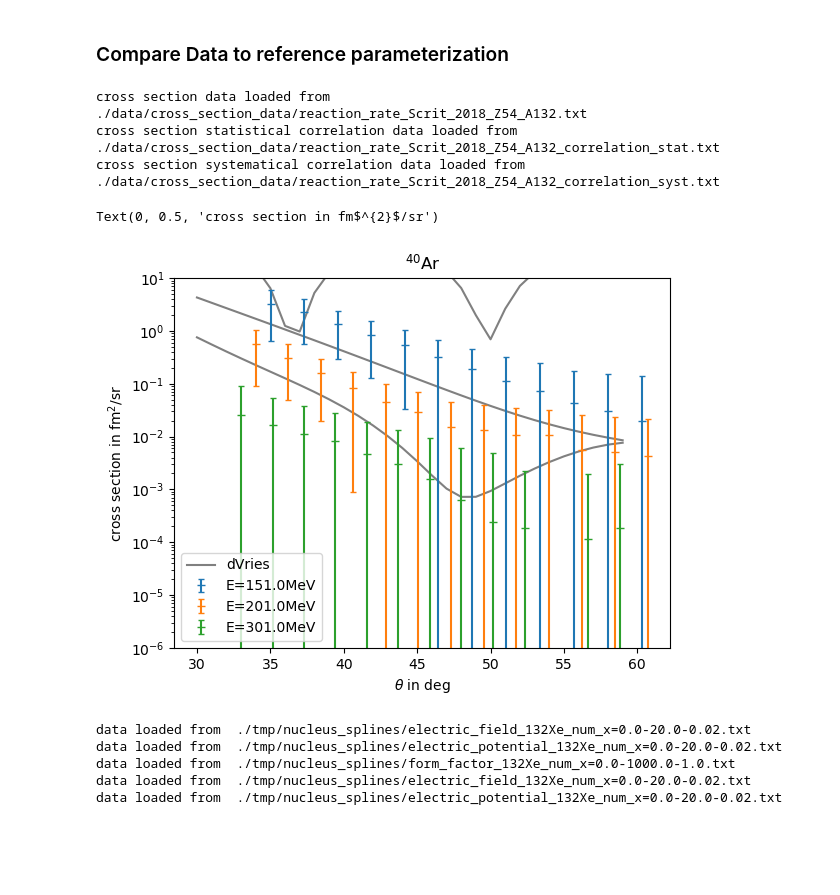
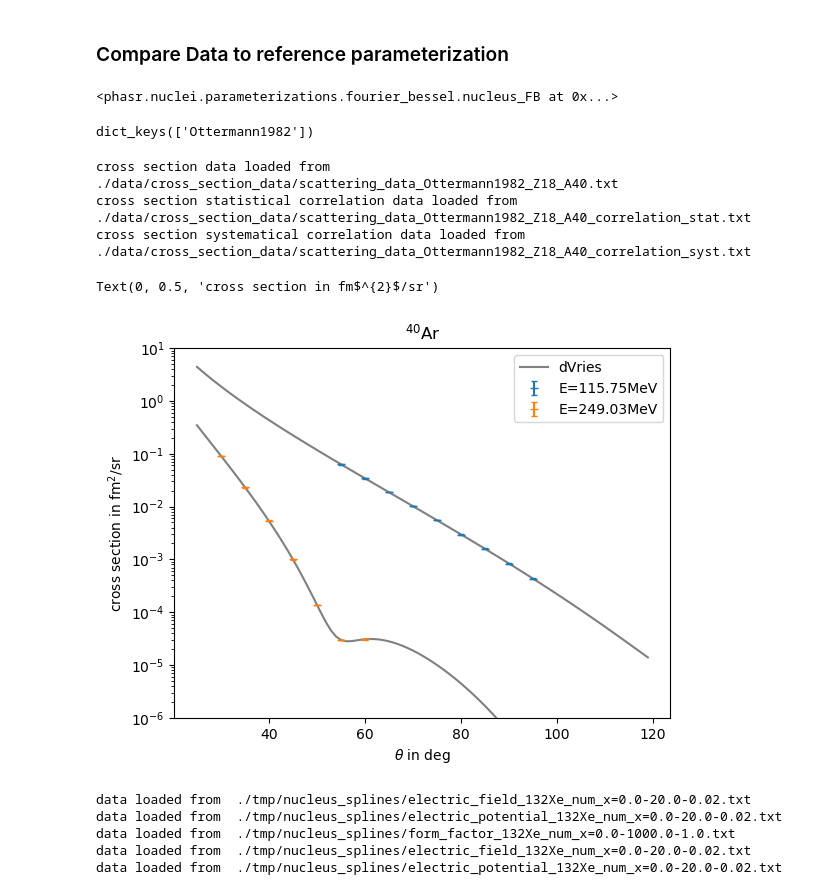
Before and after one commit to akotarel/phasr, a Jupyter notebook: docs/examples/ExamplesFit.ipynb, the cells around one changed output. Drawn from its saved outputs; the diff is of its cells as text; code cells hidden in the pictures; blank space fills up the shorter version.

```diff
--- a/docs/examples/ExamplesFit.ipynb
+++ b/docs/examples/ExamplesFit.ipynb
@@ -77,26 +72,32 @@ The dataset Scrit_2018_Z54_A132 can now be accessed by the fitting routines
 ### Compare Data to reference parameterization
 # %%
 # Comparison extraction from dVries et al. 1987
-#nuc_Ar40_ref = phr.nuclei.load_reference_nucleus(Z,A)
-#nuc_Ar40_ref
-nucleus=phr.nucleus('Xe132_FB',Z=Z,A=A,ai=np.array([ 0.05740165,  0.05250304, -0.03442148, -0.02282753,  0.01333736]),R=10)
+nucleus = phr.nuclei.load_reference_nucleus(Z,A)
+nucleus
+#nucleus=phr.nucleus('Xe132_FB',Z=Z,A=A,ai=np.array([ 0.05740165,  0.05250304, -0.03442148, -0.02282753,  0.01333736]),R=10)
+# %% [output]
+<phasr.nuclei.parameterizations.fourier_bessel.nucleus_FB at 0x...>
+# %%
+datasets.keys()
+# %% [output]
+dict_keys(['Ottermann1982'])
 # %%
-data_name='Scrit_2018'
+data_name=list(datasets.keys())[0]
 dataset=datasets[data_name]
-data, corr_stat, corr_syst = phr.cross_section_fitter.data_prepper.load_dataset(data_name,Z,A,fit_luminosity=dataset['fit_luminosity'])
+data, corr_stat, corr_syst = phr.cross_section_fitter.data_prepper.load_dataset(data_name,Z,A)
 # %% [output]
-cross section data loaded from  ./data/cross_section_data/reaction_rate_Scrit_2018_Z54_A132.txt
-cross section statistical correlation data loaded from  ./data/cross_section_data/reaction_rate_Scrit_2018_Z54_A132_correlation_stat.txt
-cross section systematical correlation data loaded from  ./data/cross_section_data/reaction_rate_Scrit_2018_Z54_A132_correlation_syst.txt
+cross section data loaded from  ./data/cross_section_data/scattering_data_Ottermann1982_Z18_A40.txt
+cross section statistical correlation data loaded from  ./data/cross_section_data/scattering_data_Ottermann1982_Z18_A40_correlation_stat.txt
+cross section systematical correlation data loaded from  ./data/cross_section_data/scattering_data_Ottermann1982_Z18_A40_correlation_syst.txt
 # %%
 args_optimised =  {'method': 'DOP853',
- 'N_partial_waves': 70,
- 'atol': 1e-06,
+ 'N_partial_waves': 25,
+ 'atol': 1e-08,
  'rtol': 1e-06,
  'energy_norm': 0.001973269804,
  'phase_difference_limit': 1e-06}
 # %%
-theta=np.arange(30,60,1)*pi/180
+theta=np.arange(25,120,1)*pi/180
 CS={}
 L={}
 for E in np.unique(data[:,0]):
@@ -110,20 +111,20 @@ for E in np.unique(data[:,0]):
 # %%
 for E in np.unique(data[:,0]):
     mask = data[:,0]==E
-    plt.errorbar(data[mask,1]*180/pi,data[mask,2]/L[E],np.sqrt(data[mask,3]**2+data[mask,4]**2),capsize=2,marker='_',linestyle='',label='E='+str(E)+'MeV')
+    plt.errorbar(data[mask,1]*180/pi,data[mask,2],np.sqrt(data[mask,3]**2+data[mask,4]**2),capsize=2,marker='_',linestyle='',label='E='+str(E)+'MeV')
 first = True
 for E in np.unique(data[:,0]):
     plt.plot(theta*180/pi,CS[E],color='gray',zorder=-2,label='dVries' if first else None)
     first=False
 plt.yscale('log')
 plt.legend()
 plt.ylim(1e-6,1e1)
 plt.title(r'$^{40}$Ar')
 plt.xlabel(r'$\theta$ in deg')
 plt.ylabel(r'cross section in fm$^{2}$/sr')
 # %% [output]
 Text(0, 0.5, 'cross section in fm$^{2}$/sr')
-[figure, old version]
+[figure, new version]
 # %%
 t=2.71
 c=5.42
```
Also changed, not shown: parts of 19 cells of this notebook, 27 other files.
